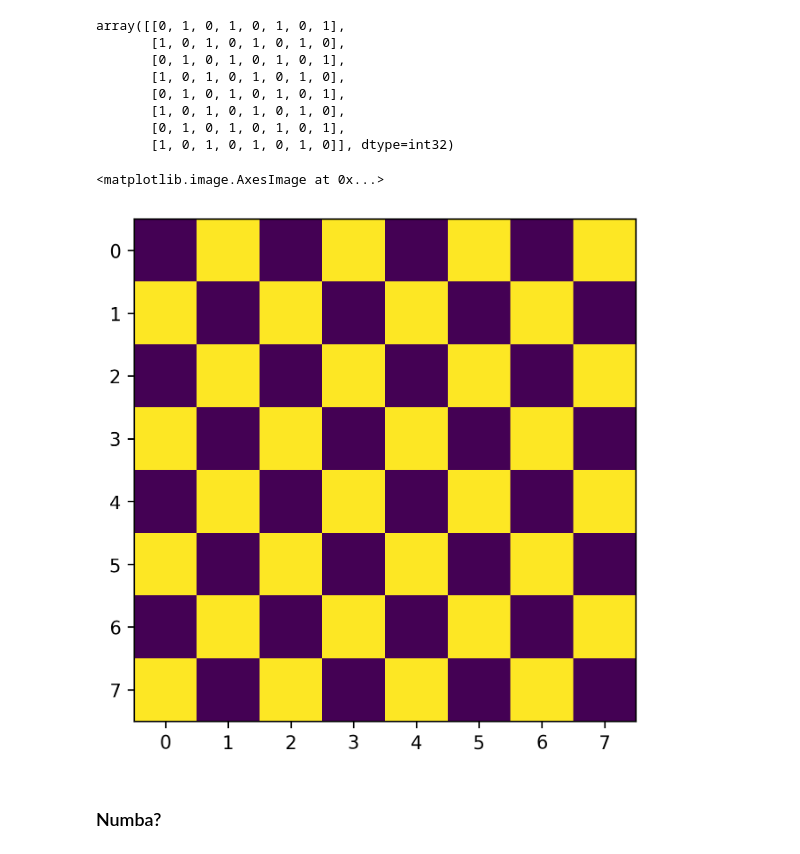
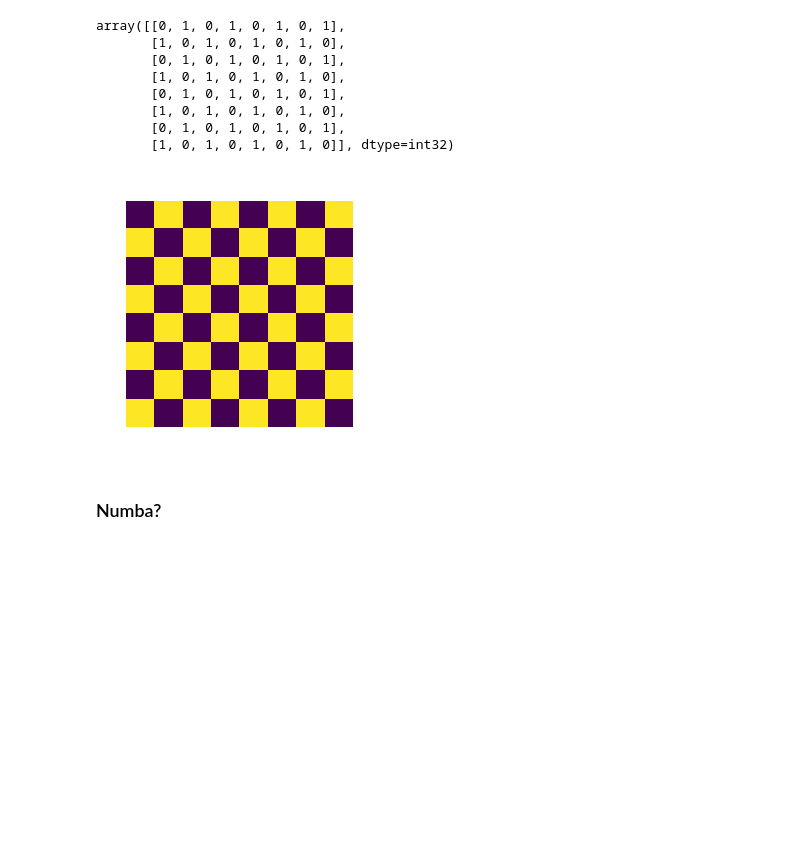
Before and after one commit to escape2020/school2022, a Jupyter notebook: numpy/2_np_exercises_solutions.ipynb, the cells around one changed output. Drawn from its saved outputs; the diff is of its cells as text; code cells hidden in the pictures; blank space fills up the shorter version.

```diff
--- a/numpy/2_np_exercises_solutions.ipynb
+++ b/numpy/2_np_exercises_solutions.ipynb
@@ -647,11 +642,12 @@ array([[0, 1, 0, 1, 0, 1, 0, 1],
        [1, 0, 1, 0, 1, 0, 1, 0],
        [0, 1, 0, 1, 0, 1, 0, 1],
        [1, 0, 1, 0, 1, 0, 1, 0]], dtype=int32)
-# %%
-plt.imshow(checkerboard)
-# %% [output]
-<matplotlib.image.AxesImage at 0x...>
-[figure, removed]
+# %%
+fig, ax = plt.subplots(figsize=(1, 1))
+ax.imshow(checkerboard)
+ax.set_axis_off()
+# %% [output]
+[figure, added]
 # %% [markdown]
 ###  Numba?
 # %%
```
Also changed, not shown: parts of 52 cells of this notebook, 1 other file.
